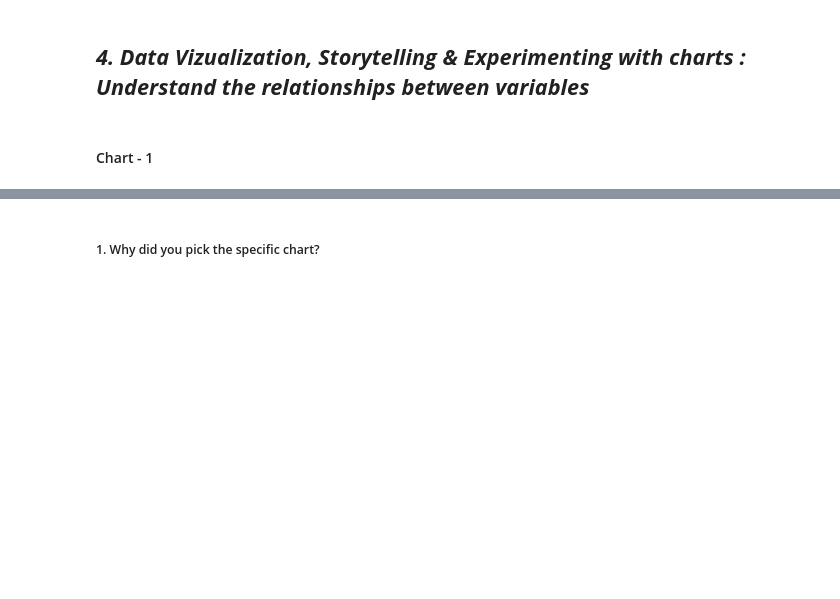
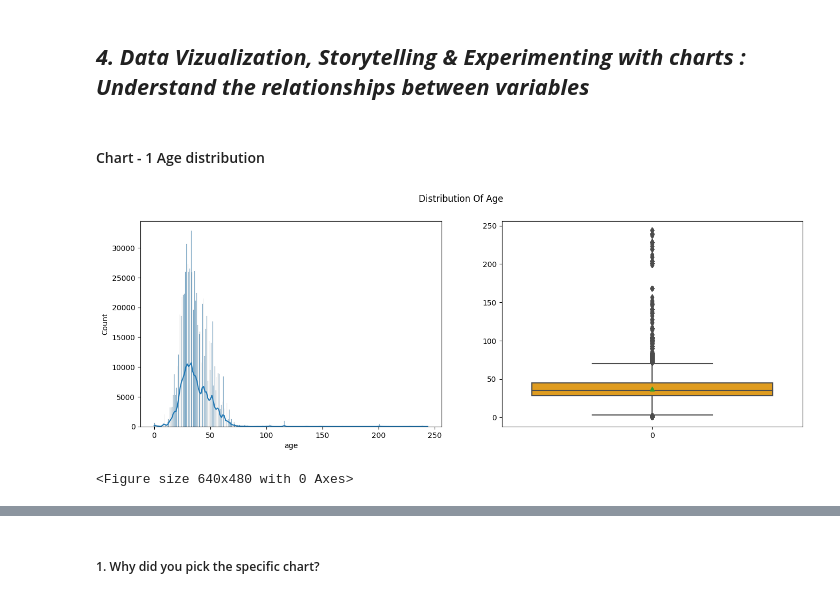
Before and after one commit to Jamal-1018/Book_Recommeder_System_Unsupervised_learning, a Jupyter notebook: Book_recommendation_sysytem_unsupervised.ipynb, the cells around one changed output, grey strips where cells are left out. Saved outputs shown, nothing was run; the diff lists cells and outputs as text; code cells hidden in the pictures; blank space fills up the shorter version.

```diff
--- a/Book_recommendation_sysytem_unsupervised.ipynb
+++ b/Book_recommendation_sysytem_unsupervised.ipynb
@@ -433,4 +433,4 @@ df
 # %% [markdown]
 ## ***4. Data Vizualization, Storytelling & Experimenting with charts : Understand the relationships between variables***
 # %% [markdown]
-#### Chart - 1
+#### Chart - 1 Age distribution
@@ -438,0 +437,11 @@ df
+# %%
+#Visualization of age variable and its distribution
+fig, ax = plt.subplots(1,2,figsize = ( 16,5))
+sns.histplot(df['age'],kde = True, ax = ax[0])
+sns.boxplot(df['age'], ax =ax[1], showmeans = True, color = 'orange')
+fig.suptitle('Distribution Of Age')
+plt.show()
+plt.tight_layout()
+# %% [output]
+[figure, added]
+<Figure size 640x480 with 0 Axes>
```
Also changed, not shown: parts of 34 cells of this notebook.
